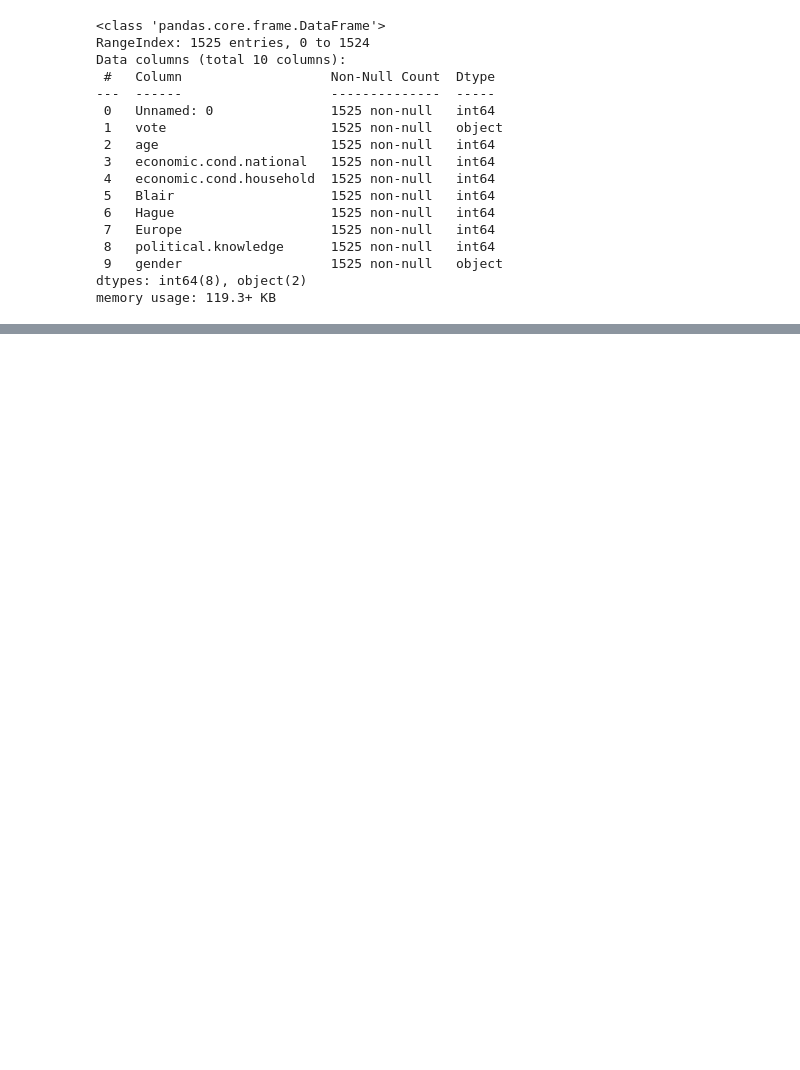
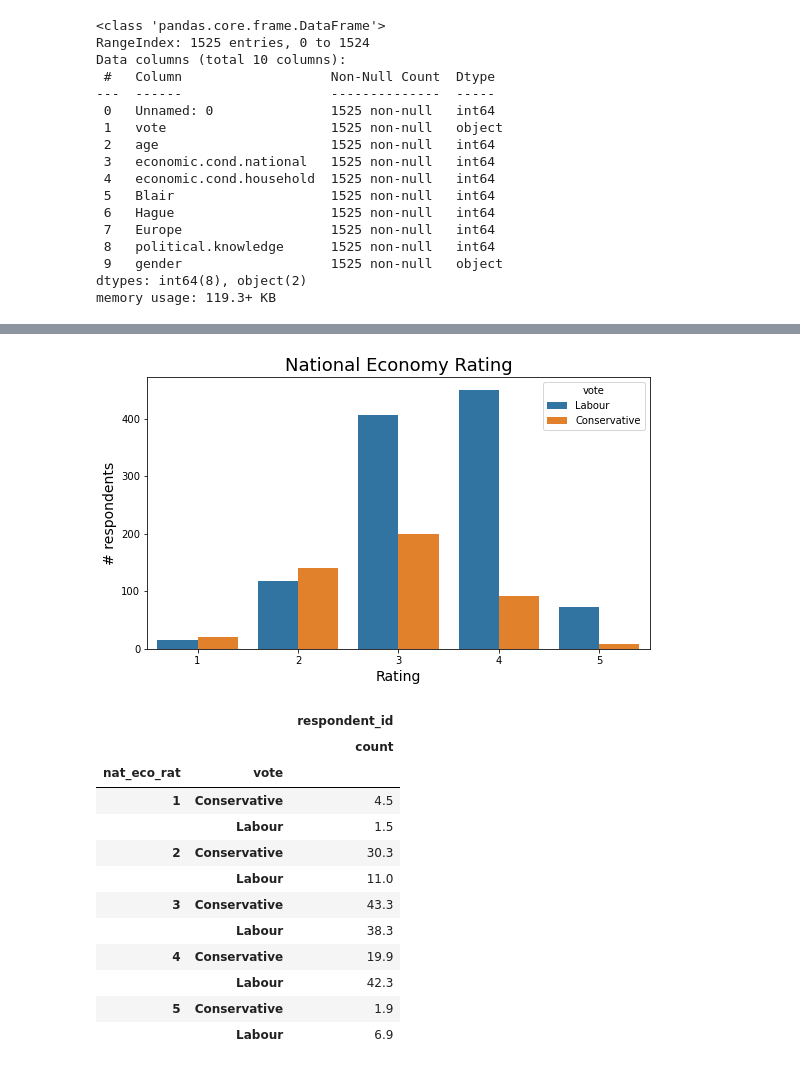
Before and after one commit to sarang-manohar/hogwarts, a Jupyter notebook: academia/machineLearning/code/machine-learning_election-data.ipynb, the cells around one changed output, grey strips where cells are left out. Cells and saved outputs as stored; diff of their text form; code cells hidden in the pictures; blank space fills up the shorter version.

```diff
--- a/academia/machineLearning/code/machine-learning_election-data.ipynb
+++ b/academia/machineLearning/code/machine-learning_election-data.ipynb
@@ -69,0 +89,21 @@ raw_data.describe(include = 'all')
+# %%
+fig = plt.subplots(figsize=(9,5))
+sns.countplot(x=data['nat_eco_rat'], hue=data['vote'])
+plt.title('National Economy Rating', fontsize=18); plt.xlabel('Rating', fontsize=14); plt.ylabel('# respondents', fontsize=14)
+plt.show()
+display(round(data[['respondent_id','nat_eco_rat','vote']].groupby(['nat_eco_rat','vote']).agg(['count'])/data[['respondent_id','vote']].groupby(['vote']).agg(['count'])*100,1))
+# %% [output]
+[figure, added]
+|  |  | respondent_id |
+|  |  | count |
+| nat_eco_rat | vote |  |
+| 1 | Conservative | 4.5 |
+|  | Labour | 1.5 |
+| 2 | Conservative | 30.3 |
+|  | Labour | 11.0 |
+| 3 | Conservative | 43.3 |
+|  | Labour | 38.3 |
+| 4 | Conservative | 19.9 |
+|  | Labour | 42.3 |
+| 5 | Conservative | 1.9 |
+|  | Labour | 6.9 |
```
Also changed, not shown: parts of 6 cells of this notebook.
